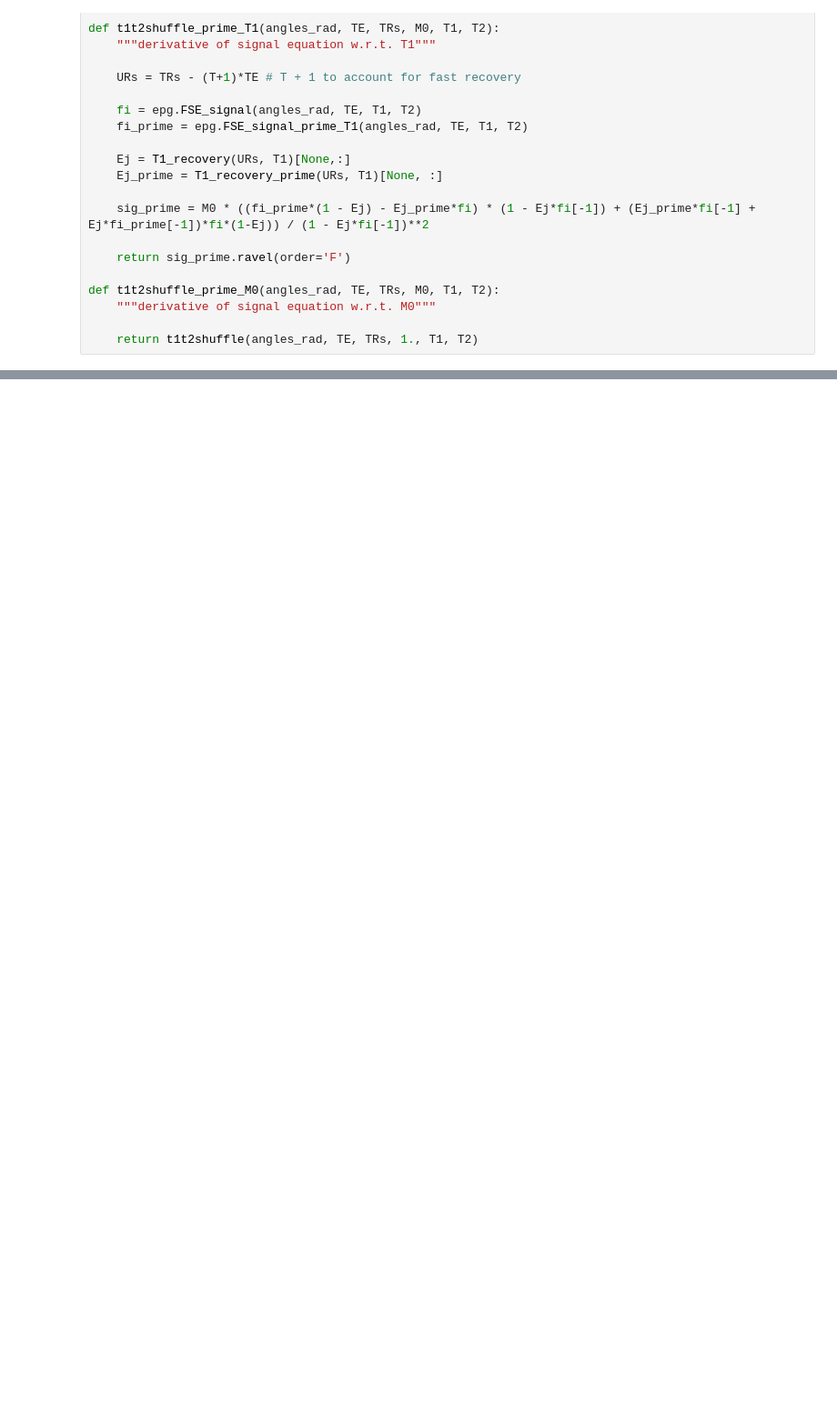
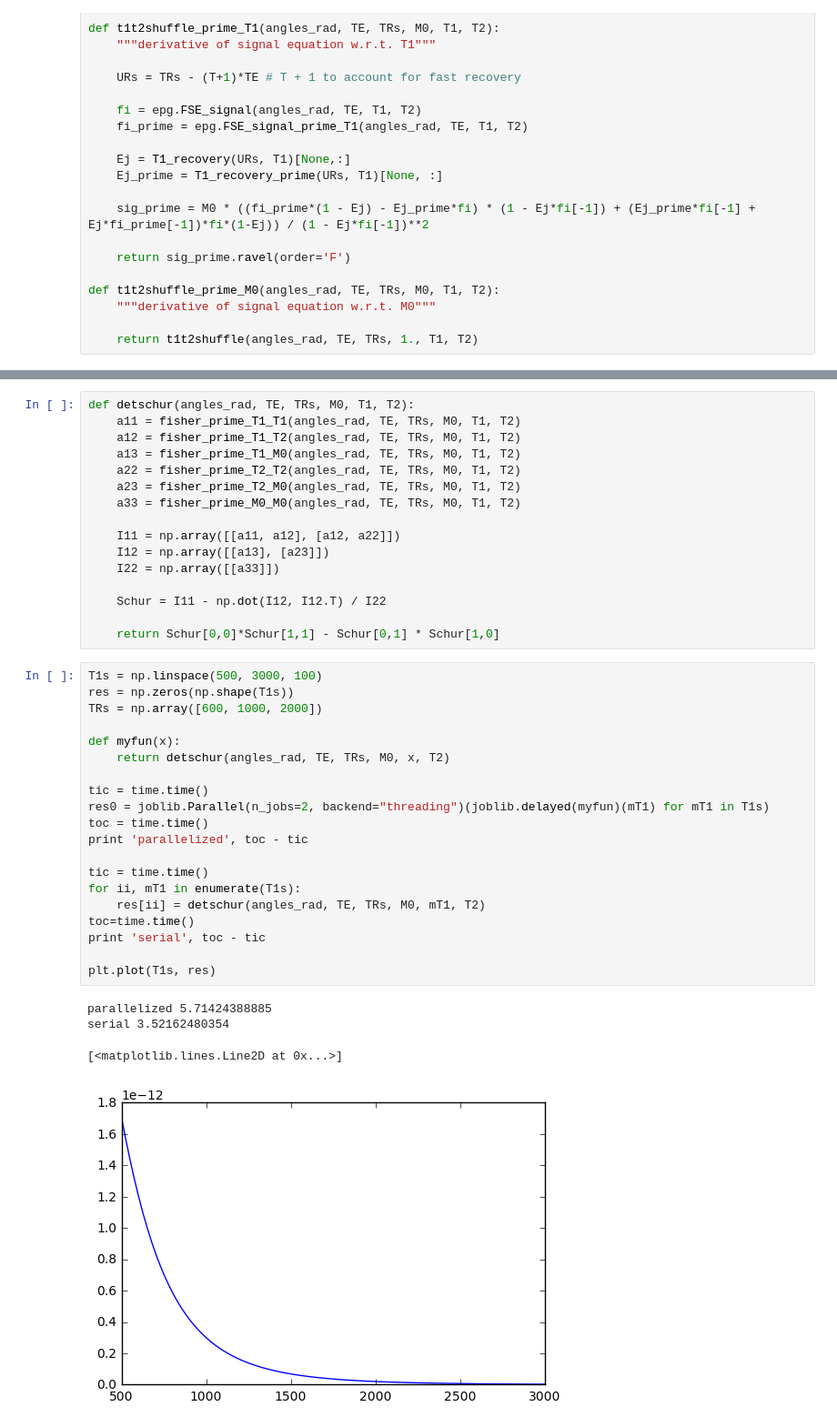
Before and after one commit to utcsilab/mri-sim-py, a Jupyter notebook: epg/T1-T2 Shuffling Fisher Information.ipynb, the cells around one changed output, grey strips where cells are left out. Shown: that part at 91% size. Drawn from its saved outputs; the diff is of its cells as text; blank space fills up the shorter version.

```diff
--- a/epg/T1-T2 Shuffling Fisher Information.ipynb
+++ b/epg/T1-T2 Shuffling Fisher Information.ipynb
@@ -216,0 +293,41 @@ print FIM
+# %%
+def detschur(angles_rad, TE, TRs, M0, T1, T2):
+    a11 = fisher_prime_T1_T1(angles_rad, TE, TRs, M0, T1, T2)
+    a12 = fisher_prime_T1_T2(angles_rad, TE, TRs, M0, T1, T2)
+    a13 = fisher_prime_T1_M0(angles_rad, TE, TRs, M0, T1, T2)
+    a22 = fisher_prime_T2_T2(angles_rad, TE, TRs, M0, T1, T2)
+    a23 = fisher_prime_T2_M0(angles_rad, TE, TRs, M0, T1, T2)
+    a33 = fisher_prime_M0_M0(angles_rad, TE, TRs, M0, T1, T2)
+
+    I11 = np.array([[a11, a12], [a12, a22]])
+    I12 = np.array([[a13], [a23]])
+    I22 = np.array([[a33]])
+
+    Schur = I11 - np.dot(I12, I12.T) / I22
+
+    return Schur[0,0]*Schur[1,1] - Schur[0,1] * Schur[1,0]
+# %%
+T1s = np.linspace(500, 3000, 100)
+res = np.zeros(np.shape(T1s))
+TRs = np.array([600, 1000, 2000])
+
+def myfun(x):
+    return detschur(angles_rad, TE, TRs, M0, x, T2)
+
+tic = time.time()
+res0 = joblib.Parallel(n_jobs=2, backend="threading")(joblib.delayed(myfun)(mT1) for mT1 in T1s)
+toc = time.time()
+print 'parallelized', toc - tic
+
+tic = time.time()
+for ii, mT1 in enumerate(T1s):
+    res[ii] = detschur(angles_rad, TE, TRs, M0, mT1, T2)
+toc=time.time()
+print 'serial', toc - tic
+
+plt.plot(T1s, res)
+# %% [output]
+parallelized 5.71424388885
+serial 3.52162480354
+[<matplotlib.lines.Line2D at 0x...>]
+[figure, added]
```
Also changed, not shown: parts of 10 cells of this notebook, 1 other file.
